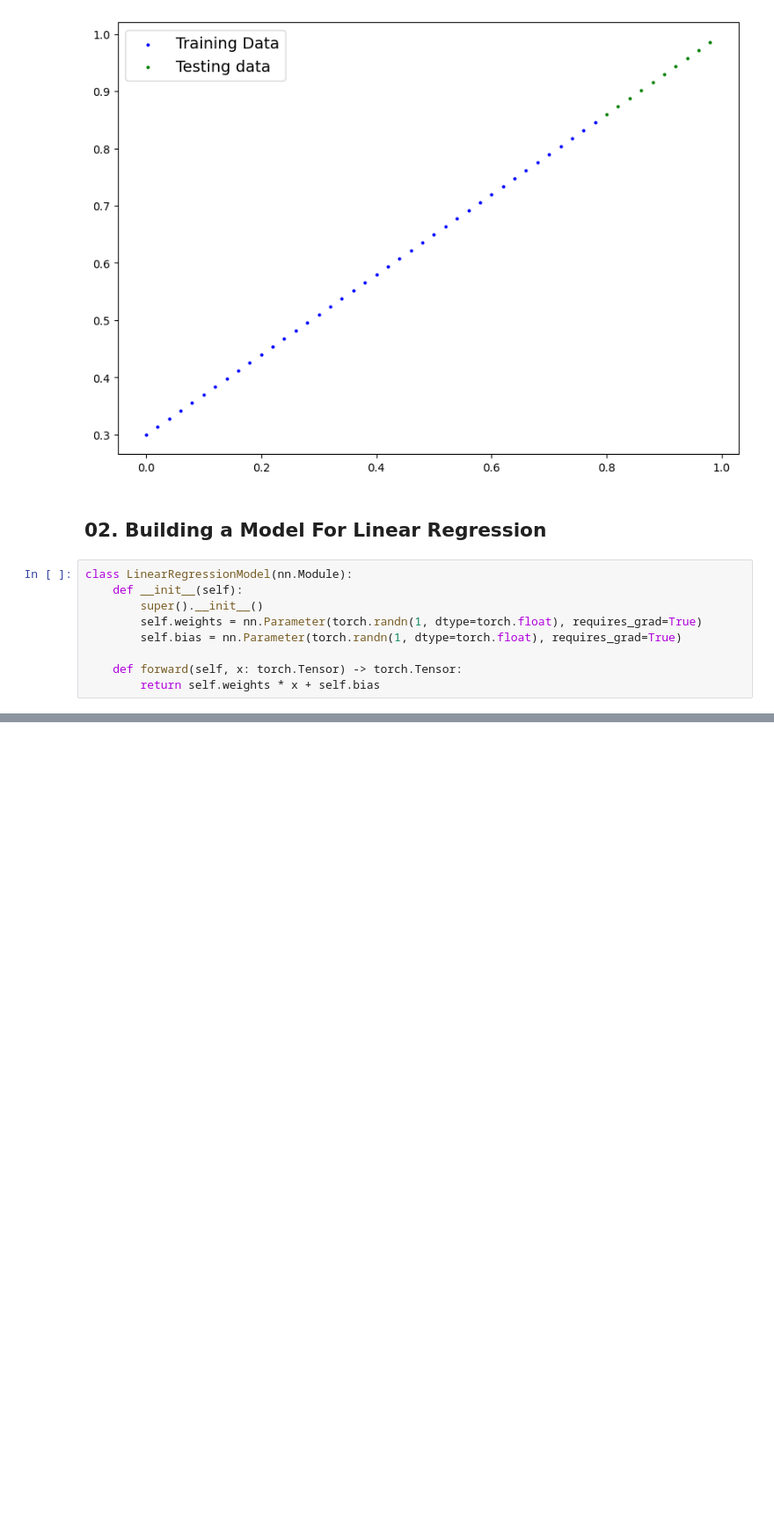
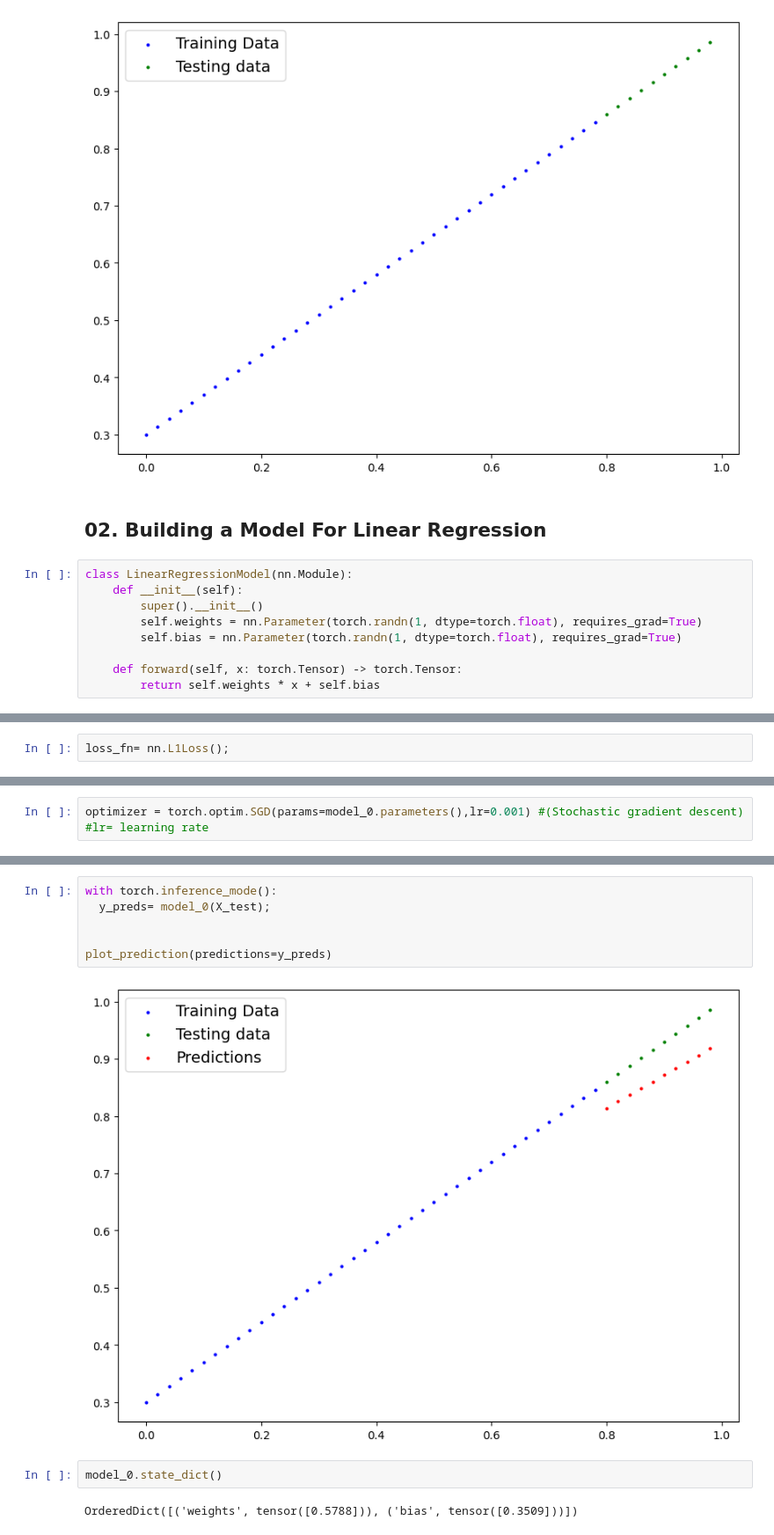
Before and after one commit to Jeevan-Neupane/PyTorch, a Jupyter notebook: 02_Pytorch_Workflow.ipynb, the cells around one changed output, grey strips where cells are left out. Shown: that part at 88% size. Saved outputs shown, nothing was run; the diff lists cells and outputs as text; blank space fills up the shorter version.

```diff
--- a/02_Pytorch_Workflow.ipynb
+++ b/02_Pytorch_Workflow.ipynb
@@ -132,0 +195,2 @@ p
+# %%
+loss_fn= nn.L1Loss();
@@ -132,0 +199,2 @@ p
+# %%
+optimizer = torch.optim.SGD(params=model_0.parameters(),lr=0.001) #(Stochastic gradient descent) #lr= learning rate
@@ -132,0 +275,12 @@ p
+# %%
+with torch.inference_mode():
+  y_preds= model_0(X_test);
+
+
+plot_prediction(predictions=y_preds)
+# %% [output]
+[figure, added]
+# %%
+model_0.state_dict()
+# %% [output]
+OrderedDict([('weights', tensor([0.5788])), ('bias', tensor([0.3509]))])
```
Also changed, not shown: parts of 18 cells of this notebook.
